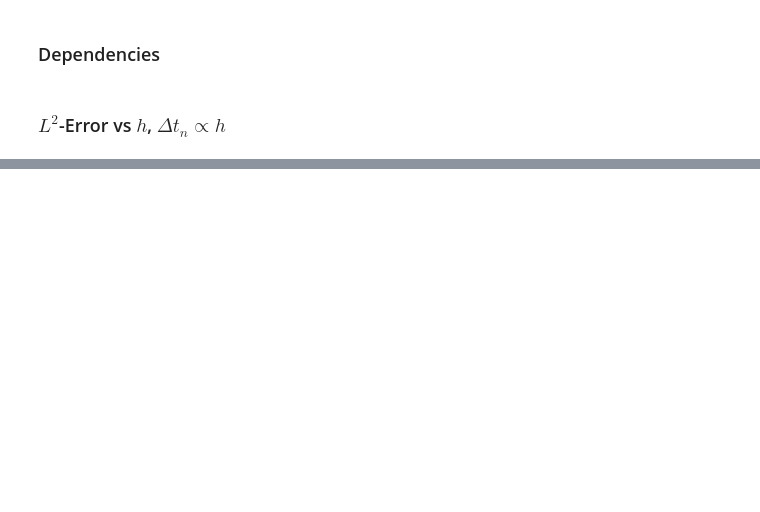
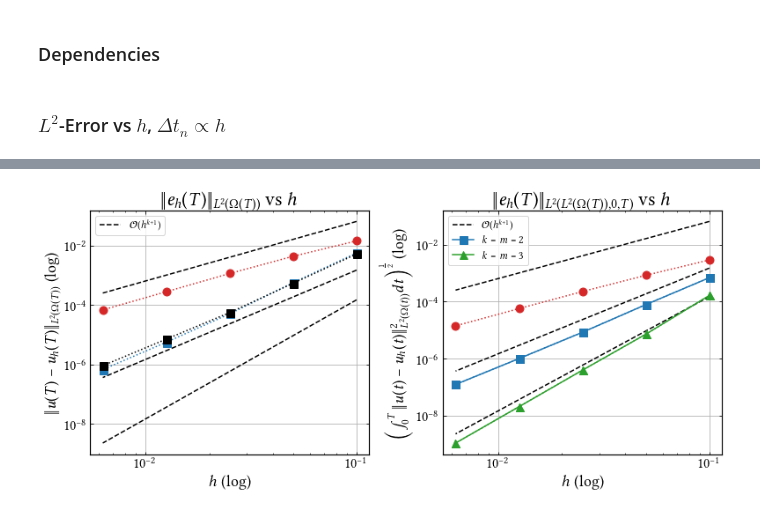
Before and after one commit to CutFEM/CutFEM-Library, a Jupyter notebook: notebook/convection_diffusion/example4.ipynb, the cells around one changed output, grey strips where cells are left out. Drawn from its saved outputs; the diff is of its cells as text; code cells hidden in the pictures; blank space fills up the shorter version.

```diff
--- a/notebook/convection_diffusion/example4.ipynb
+++ b/notebook/convection_diffusion/example4.ipynb
@@ -163,0 +177,100 @@ plt.show()
+# %%
+
+# N = 9, T = 0.1, tau = 0.1, C = 0.01, tau = Ch^2/D
+error_conservative_P1P1_fullstab_supg = [0.01441308241863339, 0.004382505929225502, 0.001152783763947432, 0.0002813440046461488, 6.885031853425374e-05]
+error_conservative_P1P1_fullstab_T_supg = [0.002898526967319163, 0.0008397945902723725, 0.0002262159031695026, 5.692588479471846e-05, 1.413867802891474e-05]
+
+
+# error_classical_P1P1_fullstab =
+# error_classical_P1P1_fullstab_T =
+
+# #error_classical_P1P1_macro =
+# #error_conservative_P1P1_macro =
+
+# N = 7 in time and N = 5 in time, tau = 0.1, C = 0.1
+error_conservative_P2P2_fullstab_supg =  [0.007534708047667745, 0.003797095806668335, 0.0013553855735468, 0.0003931972477989363, 0.0001033169580704304]
+error_conservative_P2P2_fullstab = [0.005679393214784688, 0.0005686962639261706, 5.072947976962038e-05, 5.618909552375272e-06, 6.79716924358323e-07]
+
+# Ch^3/D
+error_conservative_P2P2_fullstab_supg = [0.005221222580651568, 0.0005415320508619565, 5.603243775864756e-05, 7.135627354585082e-06, 9.16217259363095e-07]
+
+# C = 0.01, tau_supg = Ch^2/D
+#error_conservative_P2P2_fullstab_supg = ### mac    suboptimal
+
+
+
+# error_classical_P2P2_fullstab =
+# error_classical_P2P2_fullstab_T =
+
+error_conservative_P3P3_fullstab = [0.0007733241274613985, 3.943489811023344e-05, 2.096374572096125e-06, 1.111464151213407e-07, 5.843888376366272e-09]
+error_conservative_P3P3_fullstab_T = [0.0001650357023440617, 7.227861577019356e-06, 3.939606532976902e-07, 2.062137770184982e-08, 1.093318823618836e-09]
+
+# Ch^3/D, C = 0.1
+error_conservative_P3P3_fullstab_supg =  [0.00159577, 0.000274722] # not optimal
+error_conservative_P3P3_fullstab_T_supg = [0.000193994, 1.75813e-05]
+
+# Ch^4/D, C = 0.1
+error_conservative_P3P3_fullstab_supg = ### mac (looked good but expected since we scale with h^4)
+error_conservative_P3P3_fullstab_T_supg = ### mac (looked good)
+
+
+
+# error_classical_P3P3_fullstab =
+# error_classical_P3P3_fullstab_T =
+
+
+nb_active_elements = [19, 51, 180, 639, 2445]
+h = [0.1, 0.05, 0.025, 0.0125, 0.00625]
+
+# h = [0.9, 0.45, 0.225, 0.1125, 0.05625, 0.028125, 0.0140625]
+# dT = [0.25, 0.125, 0.0625, 0.03125, 0.015625, 0.0078125, 0.00390625]
+
+
+fig, (ax1, ax2) = plt.subplots(1, 2, figsize=(11, 5))
+
+ax1.loglog(h, 6.5*np.power(h, 2), linestyle="--", color="black")
+ax1.loglog(h, 1.5*np.power(h, 3), linestyle="--", color="black")
+ax1.loglog(h, 1.5*np.power(h, 4),label=r"$\mathcal{O}(h^{k+1})$", linestyle="--", color="black")
+
+ax1.loglog(h, error_conservative_P1P1_fullstab_supg, marker='o', markersize=9, linestyle=":", color="C3")
+# ax1.loglog(h, error_classical_P1P1_fullstab, label= r"$k=m=1$", marker='o', markersize=9, linestyle="-", color="C3")
+
+ax1.loglog(h, error_conservative_P2P2_fullstab, marker='s', markersize=9, linestyle=":", color="C0")
+ax1.loglog(h, error_conservative_P2P2_fullstab_supg, marker='s', markersize=9, linestyle=":", color="black")
+#ax1.loglog(h, error_classical_P2P2_fullstab, label= r"$k=m=2$", marker='s', markersize=9, linestyle="-", color="C0")
+
+#ax1.loglog(h, error_conservative_P3P3_fullstab, marker='^', markersize=9, linestyle=":", color="C2")
+#ax1.loglog(h, error_classical_P3P3_fullstab, label= r"$k=m=3$", marker='^', markersize=9, linestyle="-", color="C2")
+
+#ax1.set_ylim(1e-4, 2)
+#ax1.set_yticks([1e-8, 1e-6, 1e-4, 1e-2, 1e0])
+ax1.set_xlabel(r"$h$ (log)")
+ax1.tick_params(axis='both', which='major')
+ax1.set_ylabel(r"$\|u(T)-u_h(T)\|_{L^2(\Omega(T))}$ (log)")
+ax1.set_title(r"$\|e_h(T)\|_{L^2(\Omega(T))}$ vs $h$")
+ax1.legend()
+ax1.grid()
+
+ax2.loglog(h, 6.5*np.power(h, 2), linestyle="--", color="black")
+ax2.loglog(h, 1.5*np.power(h, 3), linestyle="--", color="black")
+ax2.loglog(h, 1.5*np.power(h, 4),label=r"$\mathcal{O}(h^{k+1})$", linestyle="--", color="black")
+
+ax2.loglog(h, error_conservative_P1P1_fullstab_T_supg, marker='o', markersize=9, linestyle=":", color="C3")
+# ax2.loglog(h, error_classical_P1P1_fullstab_T, label= r"$k=m=1$", marker='o', markersize=9, linestyle="-", color="C3")
+
+ax2.loglog(h, error_conservative_P2P2_fullstab_T, marker='s', markersize=9, linestyle=":", color="C0")
+ax2.loglog(h, error_classical_P2P2_fullstab_T, label= r"$k=m=2$", marker='s', markersize=9, linestyle="-", color="C0")
+
+ax2.loglog(h, error_conservative_P3P3_fullstab_T, marker='^', markersize=9, linestyle=":", color="C2")
+ax2.loglog(h, error_classical_P3P3_fullstab_T, label= r"$k=m=3$", marker='^', markersize=9, linestyle="-", color="C2")
+
+ax2.set_xlabel(r"$h$ (log)")
+ax2.tick_params(axis='both', which='major')
+ax2.set_ylabel(r"\Big($\int_0^T\|u(t)-u_h(t)\|^2_{L^2(\Omega(t))}dt\Big)^{\frac{1}{2}}$ (log)")
+ax2.set_title(r"$\|e_h(T)\|_{L^2(L^2(\Omega(T)), 0, T)}$ vs $h$")
+ax2.legend()
+ax2.grid()
+fig.tight_layout()
+plt.show()
+# %% [output]
+[figure, added]
```
Also changed, not shown: parts of 2 cells of this notebook, 1 other file.
